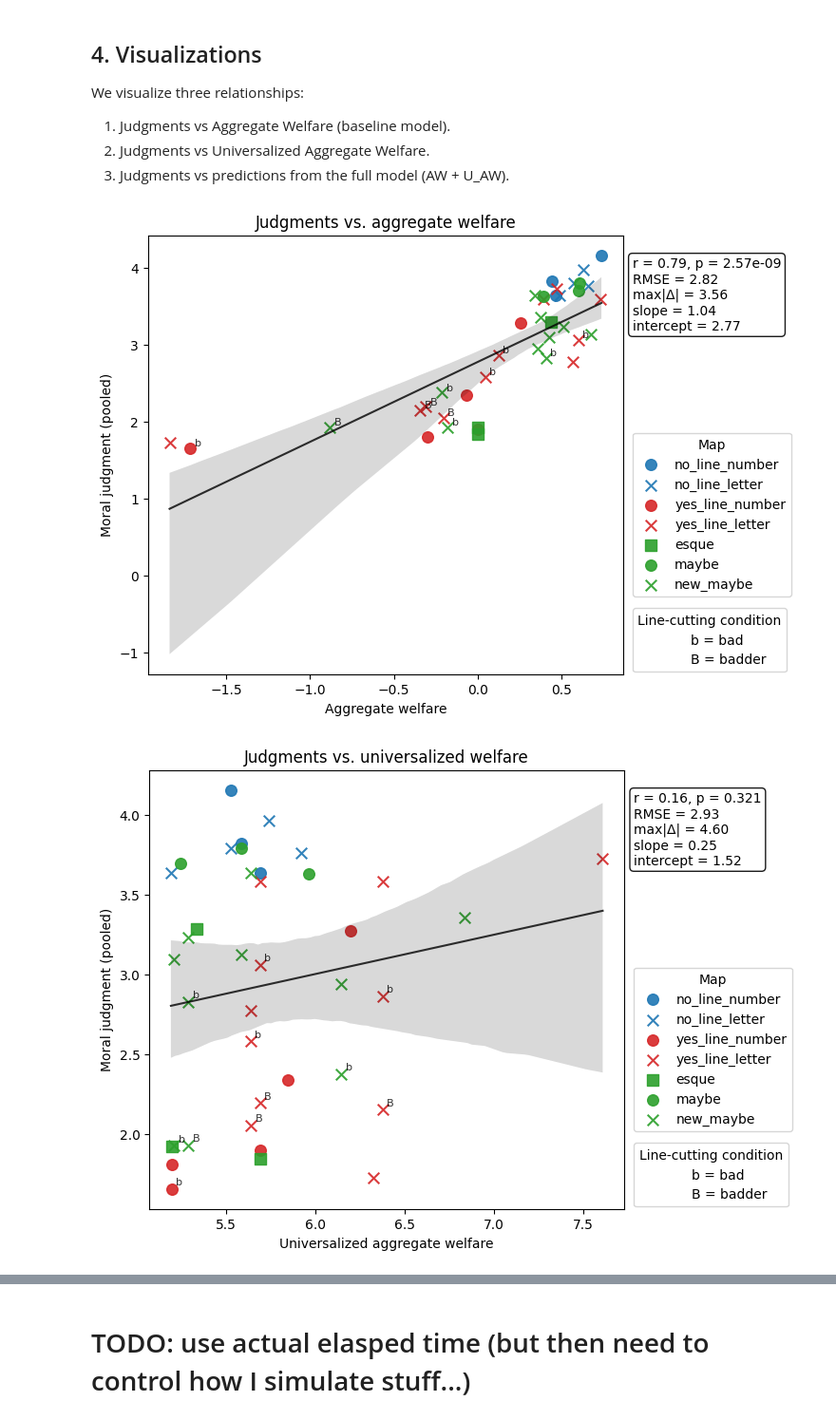
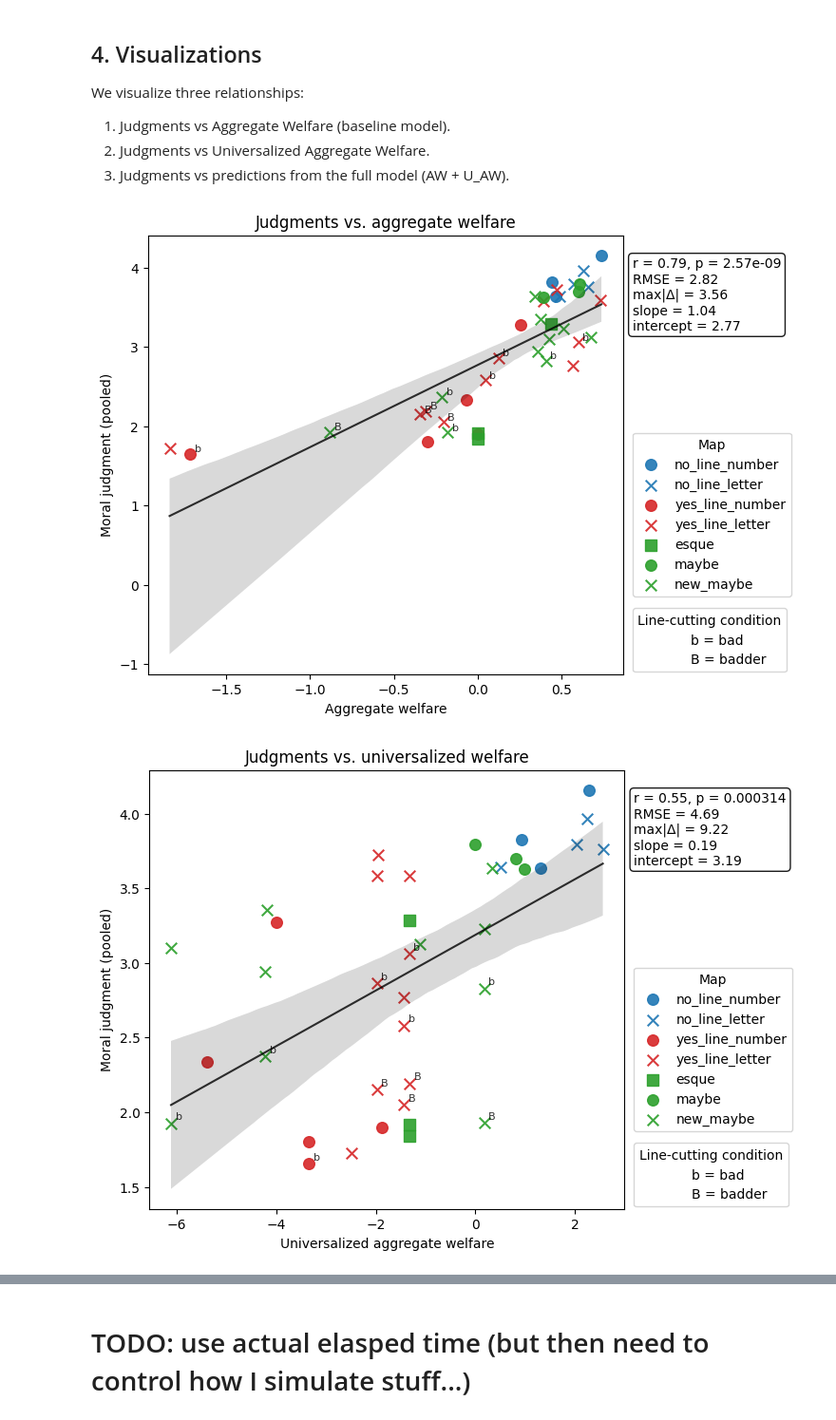
Before and after one commit to Sydney-Levine-Lab/line-cutting-model, a Jupyter notebook: analysis/fit_simulation_to_data.ipynb, the cells around one changed output, grey strips where cells are left out. Shown at 95% size. Cells and saved outputs as stored; diff of their text form; code cells hidden in the pictures.

```diff
--- a/analysis/fit_simulation_to_data.ipynb
+++ b/analysis/fit_simulation_to_data.ipynb
@@ -14,11 +14,11 @@ from analysis_utils import plot_simple_regression, compare_models, fit_ols
 from pathlib import Path
 
 # Simulation run to use
-RUN_LABEL = "joe_restore_FunctionalVPol_2026-02-12"
+RUN_LABEL = "joe_1_02-06"
 
 # Saving info
 RUN_PREFIX = "joe"
-SAVE_FOLDER = Path("figures/second_nerfed_simu_02-19")
+SAVE_FOLDER = Path("figures/03-02_Compare_FVPol")
 
 # Columns used in analyses
 OUTCOME_COLS = ["aggregate_welfare", "inequality", "cardinal_harm", "ordinal_harm_blind", "gini"]
@@ -46,5 +46,6 @@ univ = get_universalization_summary(run_label=RUN_LABEL, recompute=True) # set t
 
 # Regression-ready design matrix: one row per scenario
 design = build_design_matrix(univ, out, xp)
+design = design.rename(columns={"rating_mean": "judgment_mean"}) # change to new style
 # %% [output]
 Built 39 scenario outcome rows and saved to ../data/scenarios/outcome_metrics.csv
@@ -141,33 +158,33 @@ We visualize three relationships:
 fig, ax = plot_simple_regression(
     design,
     x_col="aggregate_welfare",
-    y_col="rating_mean",
+    y_col="judgment_mean",
     map_col="map_name",
     title="Judgments vs. aggregate welfare",
     xlabel="Aggregate welfare",
     ylabel="Moral judgment (pooled)",
     display_line_cutting_condition=True,
     fit_regression=True,
-    save_path = None, # no need to save, doesn't use simulation data
+    save_path = SAVE_FOLDER / f"AW.png", # no need to save, doesn't use simulation data
 )
 # %% [output]
-[figure, old version]
+[figure, new version]
 # %%
 # Ratings vs universalized AW
 fig, ax = plot_simple_regression(
     design,
     x_col="univ_aggregate_welfare",
-    y_col="rating_mean",
+    y_col="judgment_mean",
     map_col="map_name",
     title="Judgments vs. universalized welfare",
     xlabel="Universalized aggregate welfare",
     ylabel="Moral judgment (pooled)",
     display_line_cutting_condition=True,
     fit_regression=True,
     save_path = SAVE_FOLDER / f"{RUN_PREFIX}_UW.png",
 )
 # %% [output]
-[figure, old version]
+[figure, new version]
 # %%
 # Full model
 row_full, m_full = fit_ols(
```
Also changed, not shown: parts of 7 cells of this notebook, 11 other files.
